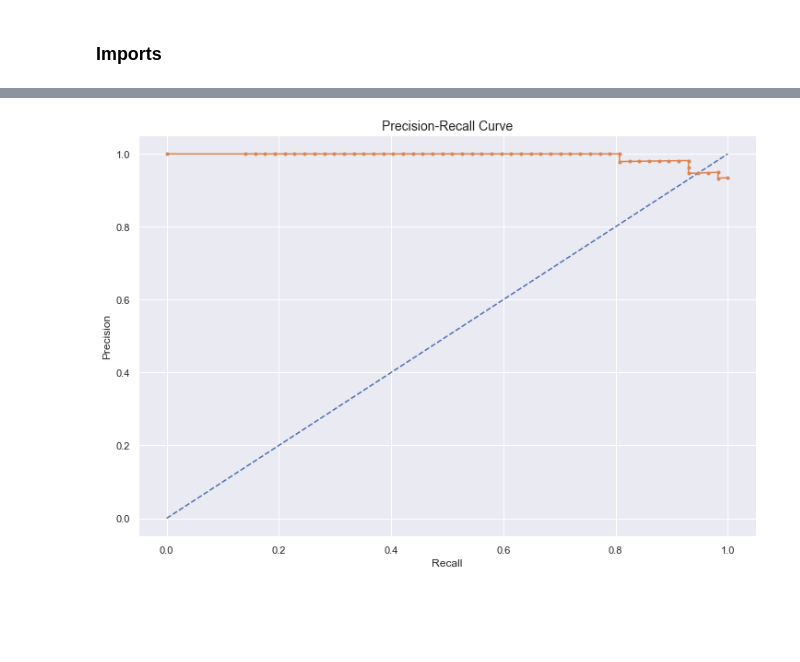
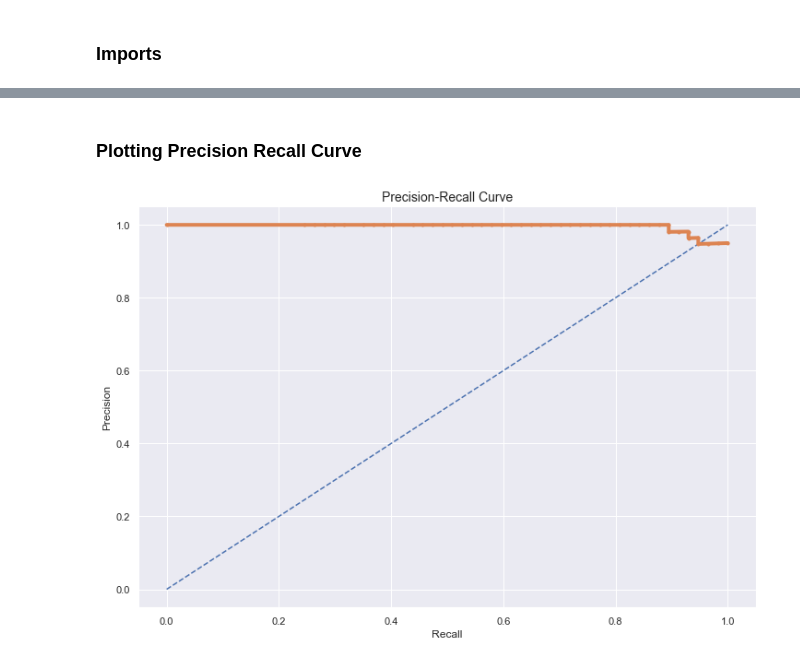
Before and after one commit to harrisonmiller13/ML-Breast-Cancer-Classification, a Jupyter notebook: FNA BC Classification.ipynb, the cells around one changed output, grey strips where cells are left out. Drawn from its saved outputs; the diff is of its cells as text; code cells hidden in the pictures; blank space fills up the shorter version.

```diff
--- a/FNA BC Classification.ipynb
+++ b/FNA BC Classification.ipynb
@@ -456,19 +100,0 @@ plot_ROC_curve(features_test,target_test,extratreesus)
-# %%
-#calculate Precision-Recall curve
-from sklearn.metrics import precision_recall_curve
-from sklearn.metrics import f1_score
-from sklearn.metrics import auc
-from sklearn.metrics import average_precision_score
-probs = extratrees.predict_proba(features_test)
-probs = probs[:,1]
-yhat = extratrees.predict(X_rus)
-precision, recall, thresholds = precision_recall_curve(target_test,probs, pos_label= 4)
-plt.figure(figsize=(12,8))
-plt.title("Precision-Recall Curve",fontsize = 14)
-plt.xlabel("Recall", fontsize = 12)
-plt.ylabel("Precision", fontsize = 12)
-plt.plot([0,1],[0,1], linestyle='--')
-plt.plot(recall,precision, marker ='.')
-plt.show()
-# %% [output]
-[figure, removed]
@@ -480,0 +101,6 @@ from sklearn import model_selection
+# %% [markdown]
+### Plotting Precision Recall Curve
+# %%
+plot_precision_recall_curve(features_test,X_sm,target_test,extratrees)
+# %% [output]
+[figure, added]
```
Also changed, not shown: parts of 80 cells of this notebook, 4 other files.
